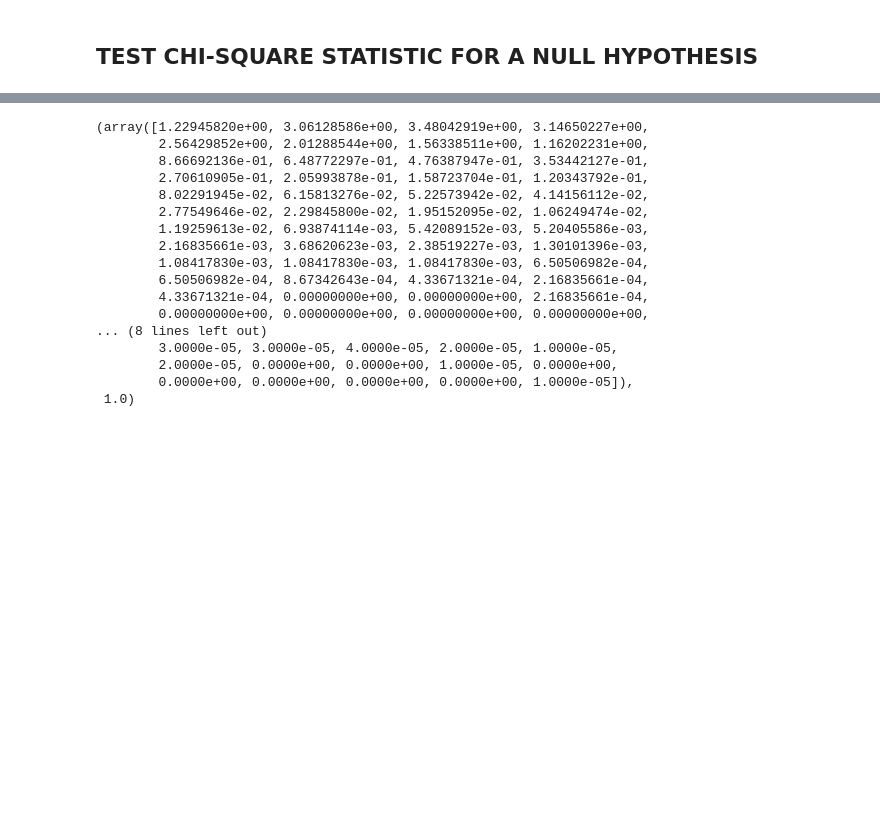
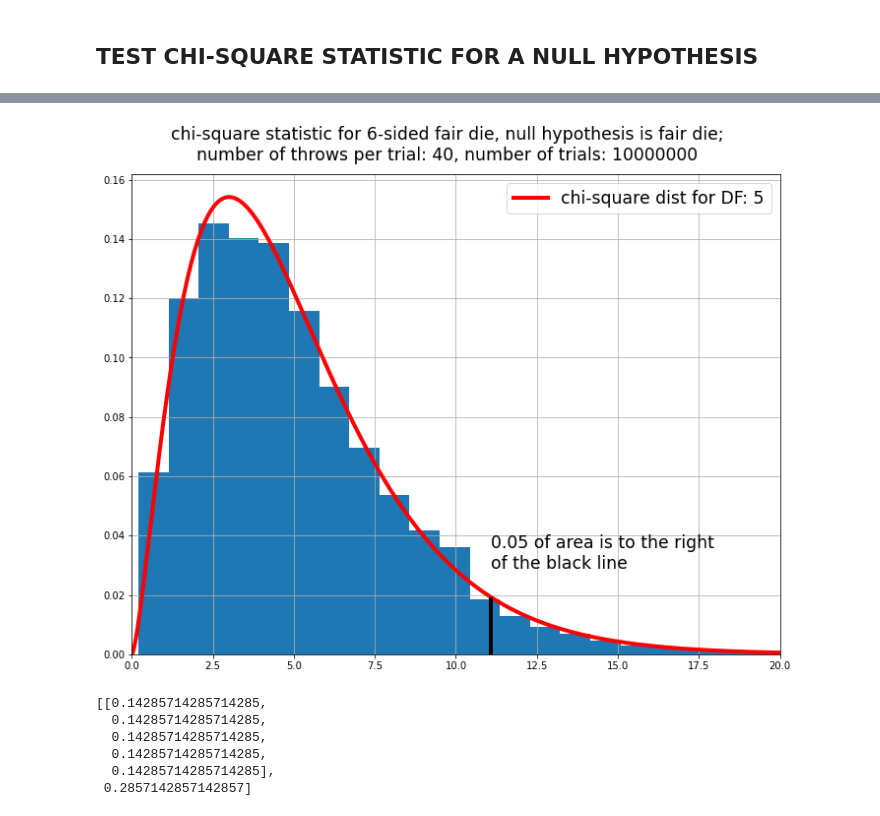
Before and after one commit to wesmith/Bioinformatics-with-Python-Cookbook-third-edition, a Jupyter notebook: WS_notebooks/chi_square.ipynb, the cells around one changed output, grey strips where cells are left out. Saved outputs shown, nothing was run; the diff lists cells and outputs as text; code cells hidden in the pictures; blank space fills up the shorter version.

Commit message:
successful test of chi-square statistic for dice example: the key was implementing the multinomial distribution to generate statistics

```diff
--- a/WS_notebooks/chi_square.ipynb
+++ b/WS_notebooks/chi_square.ipynb
@@ -56,0 +86,3 @@ plt.show()
+# %%
+tabl = create_chi_square_table()
+tabl[5][.95], tabl[19][.5] # random checks
@@ -109,20 +93,54 @@ print(np.sum(aa*np.diff(bb))), dd.shape
-# %%
-aa, aa*np.diff(bb), np.sum(aa*np.diff(bb))
-# %% [output]
-(array([1.22945820e+00, 3.06128586e+00, 3.48042919e+00, 3.14650227e+00,
-        2.56429852e+00, 2.01288544e+00, 1.56338511e+00, 1.16202231e+00,
-        8.66692136e-01, 6.48772297e-01, 4.76387947e-01, 3.53442127e-01,
-        2.70610905e-01, 2.05993878e-01, 1.58723704e-01, 1.20343792e-01,
-        8.02291945e-02, 6.15813276e-02, 5.22573942e-02, 4.14156112e-02,
-        2.77549646e-02, 2.29845800e-02, 1.95152095e-02, 1.06249474e-02,
-        1.19259613e-02, 6.93874114e-03, 5.42089152e-03, 5.20405586e-03,
-        2.16835661e-03, 3.68620623e-03, 2.38519227e-03, 1.30101396e-03,
-        1.08417830e-03, 1.08417830e-03, 1.08417830e-03, 6.50506982e-04,
-        6.50506982e-04, 8.67342643e-04, 4.33671321e-04, 2.16835661e-04,
-        4.33671321e-04, 0.00000000e+00, 0.00000000e+00, 2.16835661e-04,
-        0.00000000e+00, 0.00000000e+00, 0.00000000e+00, 0.00000000e+00,
-... (8 lines left out)
-        3.0000e-05, 3.0000e-05, 4.0000e-05, 2.0000e-05, 1.0000e-05,
-        2.0000e-05, 0.0000e+00, 0.0000e+00, 1.0000e-05, 0.0000e+00,
-        0.0000e+00, 0.0000e+00, 0.0000e+00, 0.0000e+00, 1.0000e-05]),
- 1.0)
+# %%
+# null hypothesis: fair die
+# true die: fair
+n     = 6 # number of sides of die
+probs_fair   = np.array([1/n] * n)  # fair die probabilities
+probs_loaded = np.array([1/8, 1/8, 1/8, 1/8, 1/8, 3/8])  # loaded die
+num   = 40 # number of throws per trial
+nexp  = 10000000  # number of trials
+bins  = 50   # for histogram
+cutoff = 0.05  # usual chi-square acceptance/rejection threshold
+# %%
+# generate the number of times each die face comes up using the multinomial probability
+probs = probs_fair
+out = np.random.multinomial(num, probs, size=nexp)
+null = num * probs_fair  # null hypothesis fair die, expected number of each face
+# form chi-square statistic
+stat = np.sum((out - null)**2 / null, axis=1)
+# %%
+xmax = 20
+df   = n - 1 # degrees of freedom for chi-square
+chi_value = tabl[df][1 - cutoff]
+prob_at_chi_value = chi2.pdf(chi_value, df=df)
+fig, ax = plt.subplots(1, 1, figsize=(10, 8))
+aa, bb, __ = ax.hist(stat, bins=50, density=True)
+x = np.linspace(0, xmax, 1000)
+ax.plot(x, chi2.pdf(x, df), 'r', linewidth=4,
+        label='chi-square dist for DF: {}'.format(df))
+ax.set_xlim(0, xmax)
+ax.vlines(chi_value, color='k', linewidth=4,
+          ymin=0, ymax=prob_at_chi_value)
+ax.legend(fontsize='xx-large')
+txt = '{} of area is to the right\nof the black line'.format(cutoff)
+ax.text(chi_value, 1.5*prob_at_chi_value, txt, fontsize='xx-large')
+ax.grid()
+txt =  'chi-square statistic for {}-sided fair die, '.format(n)
+txt += 'null hypothesis is fair die;'
+txt += '\nnumber of throws per trial: {}, number of trials: {}'\
+       .format(num, nexp)
+fig.suptitle(txt, fontsize='xx-large')
+fig.tight_layout()
+plt.show()
+# verify histogram is normalized: should be 1.0
+#print(np.sum(aa*np.diff(bb)))
+# %% [output]
+[figure, added]
+# %%
+[[1/7]*5, 2/7]
+# %% [output]
+[[0.14285714285714285,
+  0.14285714285714285,
+  0.14285714285714285,
+  0.14285714285714285,
+  0.14285714285714285],
+ 0.2857142857142857]
```
Also changed, not shown: parts of 25 cells of this notebook.
